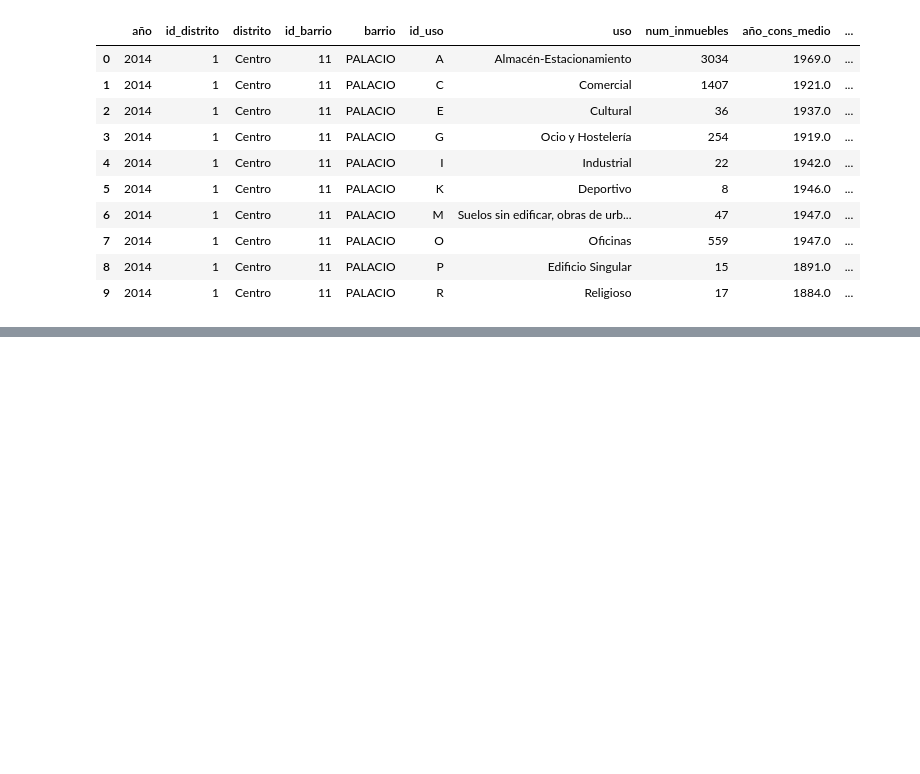
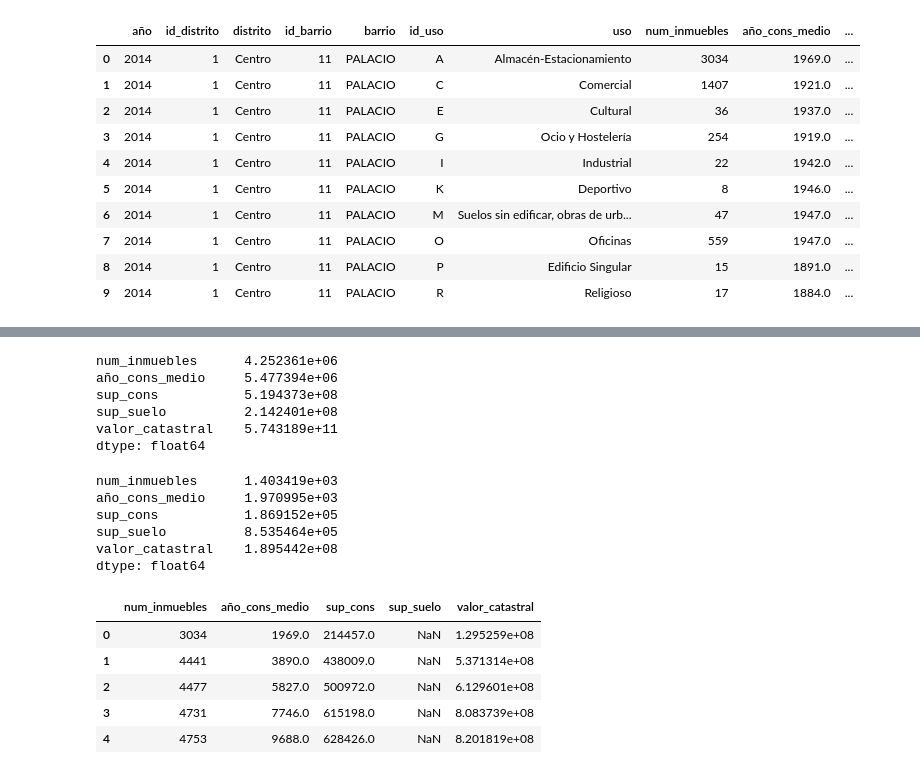
Before and after one commit to yanaySG/proyecto_python_AFI, a Jupyter notebook: Lecciones/3-pandas-notebooks/4. Preparacion y exploracion de datos.ipynb, the cells around one changed output, grey strips where cells are left out. Drawn from its saved outputs; the diff is of its cells as text; code cells hidden in the pictures; blank space fills up the shorter version.

```diff
--- a/Lecciones/3-pandas-notebooks/4. Preparacion y exploracion de datos.ipynb
+++ b/Lecciones/3-pandas-notebooks/4. Preparacion y exploracion de datos.ipynb
@@ -226,0 +323,27 @@ Imputación de valores por valor siguiente (por columnas)
+# %%
+catastro[['num_inmuebles','año_cons_medio','sup_cons','sup_suelo','valor_catastral']].sum(skipna=True)
+# %% [output]
+num_inmuebles      4.252361e+06
+año_cons_medio     5.477394e+06
+sup_cons           5.194373e+08
+sup_suelo          2.142401e+08
+valor_catastral    5.743189e+11
+dtype: float64
+# %%
+catastro[['num_inmuebles','año_cons_medio','sup_cons','sup_suelo','valor_catastral']].mean(skipna=True)
+# %% [output]
+num_inmuebles      1.403419e+03
+año_cons_medio     1.970995e+03
+sup_cons           1.869152e+05
+sup_suelo          8.535464e+05
+valor_catastral    1.895442e+08
+dtype: float64
+# %%
+catastro[['num_inmuebles','año_cons_medio','sup_cons','sup_suelo','valor_catastral']].head().cumsum()
+# %% [output]
+|  | num_inmuebles | año_cons_medio | sup_cons | sup_suelo | valor_catastral |
+| 0 | 3034 | 1969.0 | 214457.0 | NaN | 1.295259e+08 |
+| 1 | 4441 | 3890.0 | 438009.0 | NaN | 5.371314e+08 |
+| 2 | 4477 | 5827.0 | 500972.0 | NaN | 6.129601e+08 |
+| 3 | 4731 | 7746.0 | 615198.0 | NaN | 8.083739e+08 |
+| 4 | 4753 | 9688.0 | 628426.0 | NaN | 8.201819e+08 |
```
Also changed, not shown: parts of 8 cells of this notebook.
